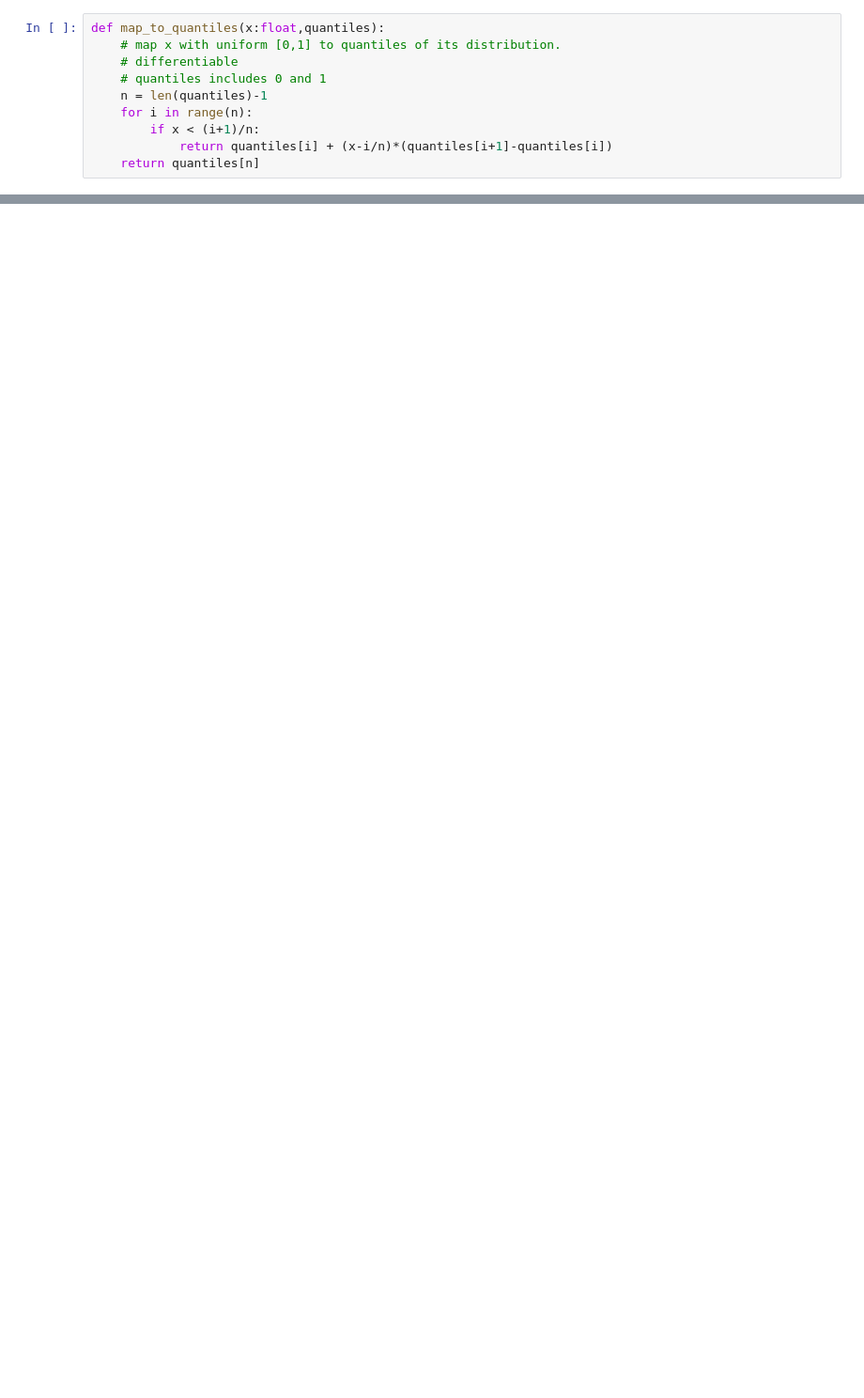
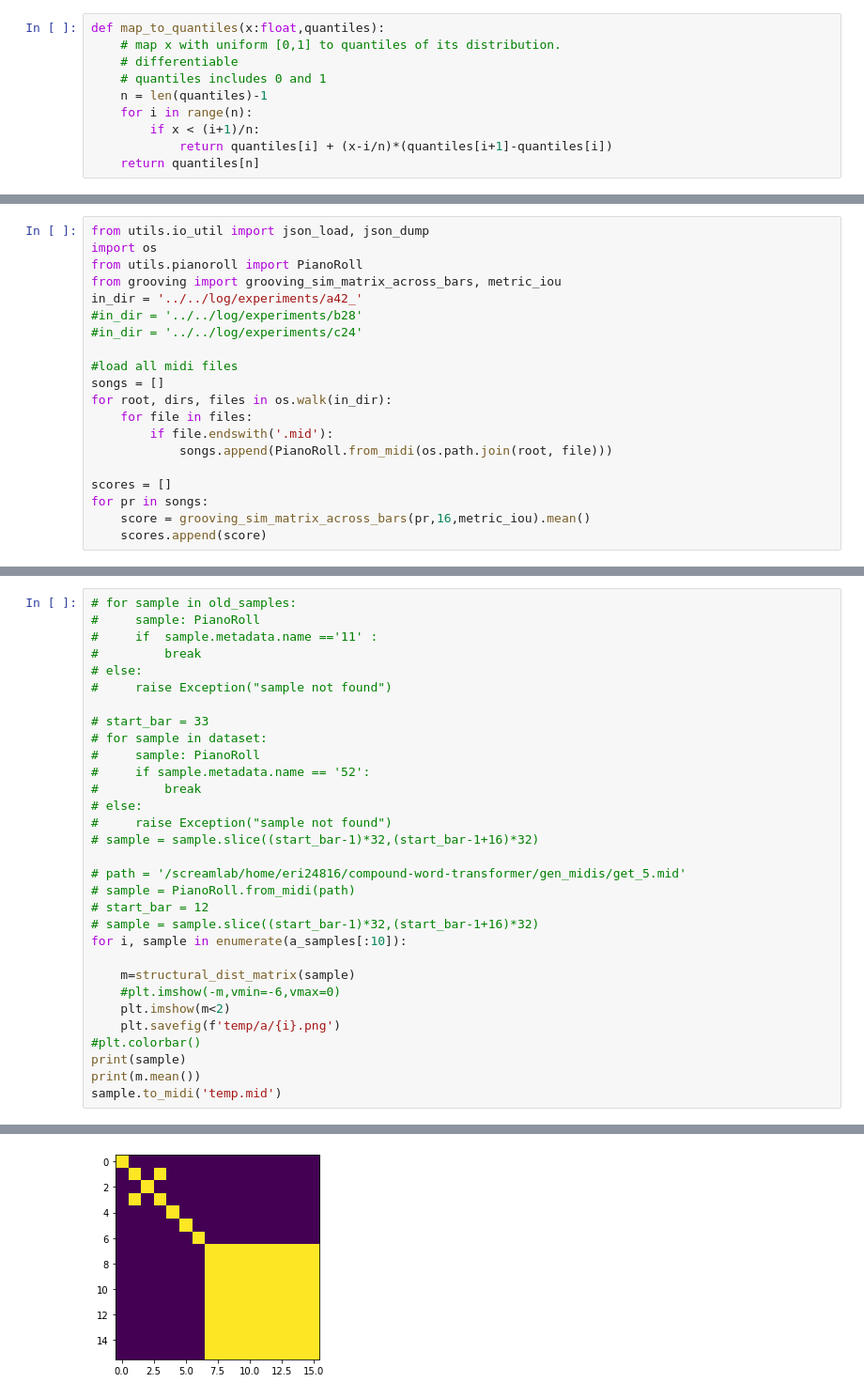
Before and after one commit to eri24816/improved-diffusion, a Jupyter notebook: analysis/metrics/test.ipynb, the cells around one changed output, grey strips where cells are left out. Shown at 94% size. Cells and saved outputs as stored; diff of their text form; blank space fills up the shorter version.

```diff
--- a/analysis/metrics/test.ipynb
+++ b/analysis/metrics/test.ipynb
@@ -241,0 +205,20 @@ tensor([1.])
+# %%
+from utils.io_util import json_load, json_dump
+import os
+from utils.pianoroll import PianoRoll
+from grooving import grooving_sim_matrix_across_bars, metric_iou
+in_dir = '../../log/experiments/a42_'
+#in_dir = '../../log/experiments/b28'
+#in_dir = '../../log/experiments/c24'
+
+#load all midi files
+songs = []
+for root, dirs, files in os.walk(in_dir):
+    for file in files:
+        if file.endswith('.mid'):
+            songs.append(PianoRoll.from_midi(os.path.join(root, file)))
+
+scores = []
+for pr in songs:
+    score = grooving_sim_matrix_across_bars(pr,16,metric_iou).mean()
+    scores.append(score)
@@ -241,0 +375,32 @@ tensor([1.])
+# %%
+# for sample in old_samples:
+#     sample: PianoRoll
+#     if  sample.metadata.name =='11' :
+#         break
+# else:
+#     raise Exception("sample not found")
+
+# start_bar = 33
+# for sample in dataset:
+#     sample: PianoRoll
+#     if sample.metadata.name == '52':
+#         break
+# else:
+#     raise Exception("sample not found")
+# sample = sample.slice((start_bar-1)*32,(start_bar-1+16)*32)
+
+# path = '/screamlab/home/eri24816/compound-word-transformer/gen_midis/get_5.mid'
+# sample = PianoRoll.from_midi(path)
+# start_bar = 12
+# sample = sample.slice((start_bar-1)*32,(start_bar-1+16)*32)
+for i, sample in enumerate(a_samples[:10]):
+
+    m=structural_dist_matrix(sample)
+    #plt.imshow(-m,vmin=-6,vmax=0)
+    plt.imshow(m<2)
+    plt.savefig(f'temp/a/{i}.png')
+#plt.colorbar()
+print(sample)
+print(m.mean())
+sample.to_midi('temp.mid')
+# %% [output]
@@ -241,0 +417 @@ tensor([1.])
+[figure, added]
```
Also changed, not shown: parts of 40 cells of this notebook, 18 other files.
